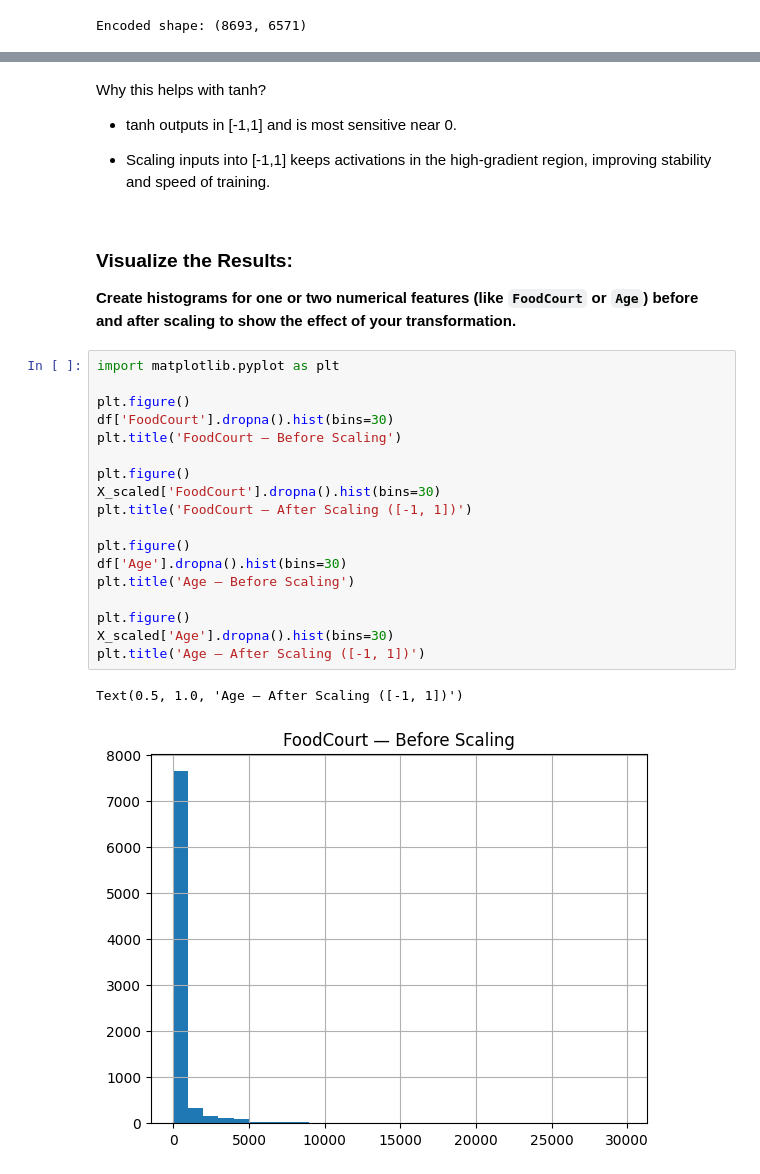
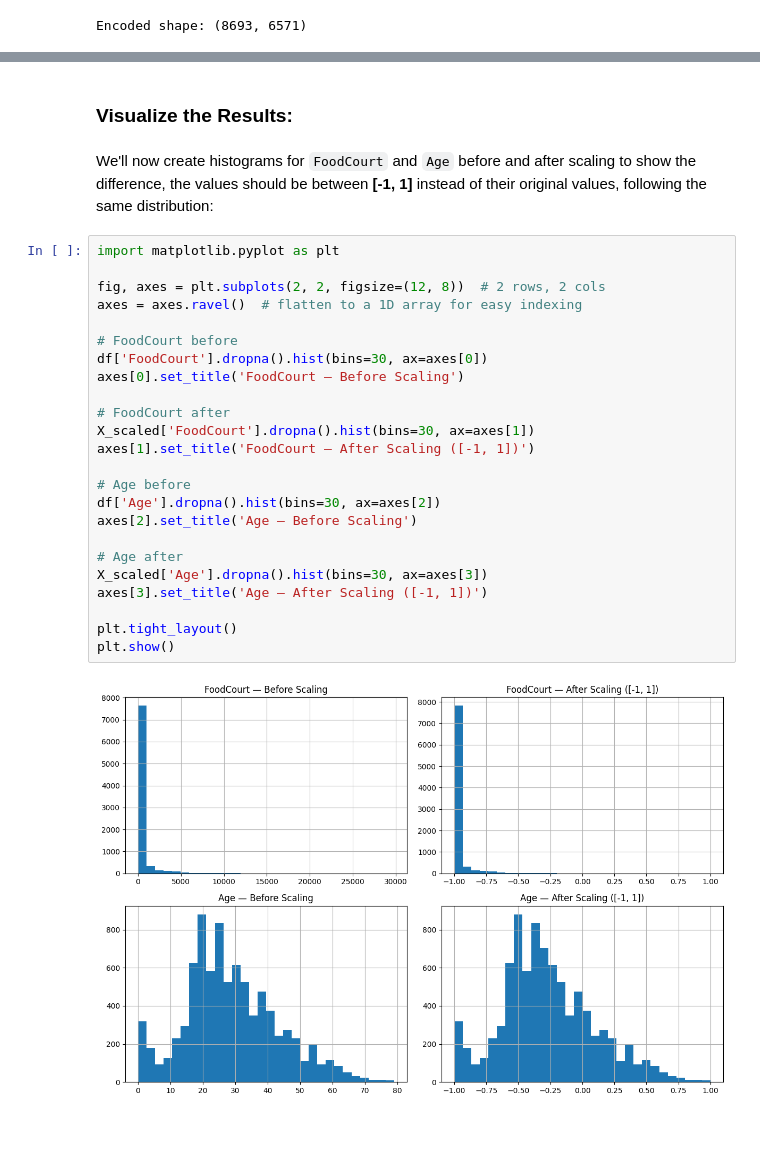
Before and after one commit to rodme02/Exs_RedesNeurais, a Jupyter notebook: docs/exercises/data/notebook.ipynb, the cells around one changed output, grey strips where cells are left out. Saved outputs shown, nothing was run; the diff lists cells and outputs as text; blank space fills up the shorter version.

```diff
--- a/docs/exercises/data/notebook.ipynb
+++ b/docs/exercises/data/notebook.ipynb
@@ -351,33 +322,33 @@ print(X_scaled[numerical_features].head())
 2  0.468354    -0.993997  -0.760105     -1.000000 -0.400660 -0.995939
 3 -0.164557    -1.000000  -0.913930     -0.968415 -0.702874 -0.984005
 4 -0.594937    -0.957702  -0.995304     -0.987145 -0.949572 -0.999834
-# %% [markdown]
-Why this helps with tanh?
-
-- tanh outputs in [-1,1] and is most sensitive near 0.
-
-- Scaling inputs into [-1,1] keeps activations in the high-gradient region, improving stability and speed of training.
 # %% [markdown]
 ### **Visualize the Results:**
-**Create histograms for one or two numerical features (like `FoodCourt` or `Age`) **before** and **after** scaling to show the effect of your transformation.**
+# %% [markdown]
+We'll now create histograms for `FoodCourt` and `Age` before and after scaling to show the difference, the values should be between **[-1, 1]** instead of their original values, following the same distribution:
 # %%
 import matplotlib.pyplot as plt
 
-plt.figure()
-df['FoodCourt'].dropna().hist(bins=30)
-plt.title('FoodCourt — Before Scaling')
+fig, axes = plt.subplots(2, 2, figsize=(12, 8))  # 2 rows, 2 cols
+axes = axes.ravel()  # flatten to a 1D array for easy indexing
 
-plt.figure()
-X_scaled['FoodCourt'].dropna().hist(bins=30)
-plt.title('FoodCourt — After Scaling ([-1, 1])')
+# FoodCourt before
+df['FoodCourt'].dropna().hist(bins=30, ax=axes[0])
+axes[0].set_title('FoodCourt — Before Scaling')
 
-plt.figure()
-df['Age'].dropna().hist(bins=30)
-plt.title('Age — Before Scaling')
+# FoodCourt after
+X_scaled['FoodCourt'].dropna().hist(bins=30, ax=axes[1])
+axes[1].set_title('FoodCourt — After Scaling ([-1, 1])')
 
-plt.figure()
-X_scaled['Age'].dropna().hist(bins=30)
-plt.title('Age — After Scaling ([-1, 1])')
+# Age before
+df['Age'].dropna().hist(bins=30, ax=axes[2])
+axes[2].set_title('Age — Before Scaling')
+
+# Age after
+X_scaled['Age'].dropna().hist(bins=30, ax=axes[3])
+axes[3].set_title('Age — After Scaling ([-1, 1])')
+
+plt.tight_layout()
+plt.show()
 # %% [output]
-Text(0.5, 1.0, 'Age — After Scaling ([-1, 1])')
-[figure, old version]
+[figure, new version]
```
Also changed, not shown: parts of 37 cells of this notebook, 4 other files.
